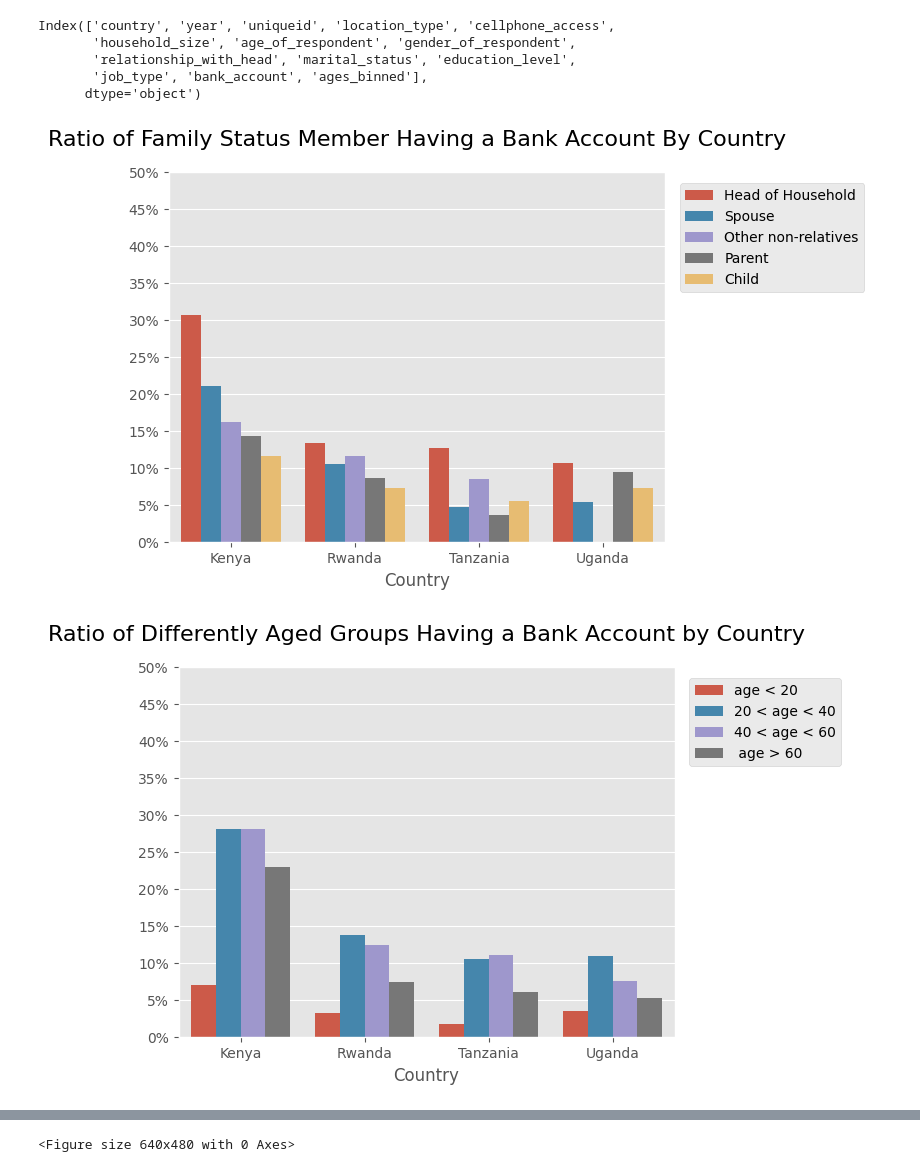
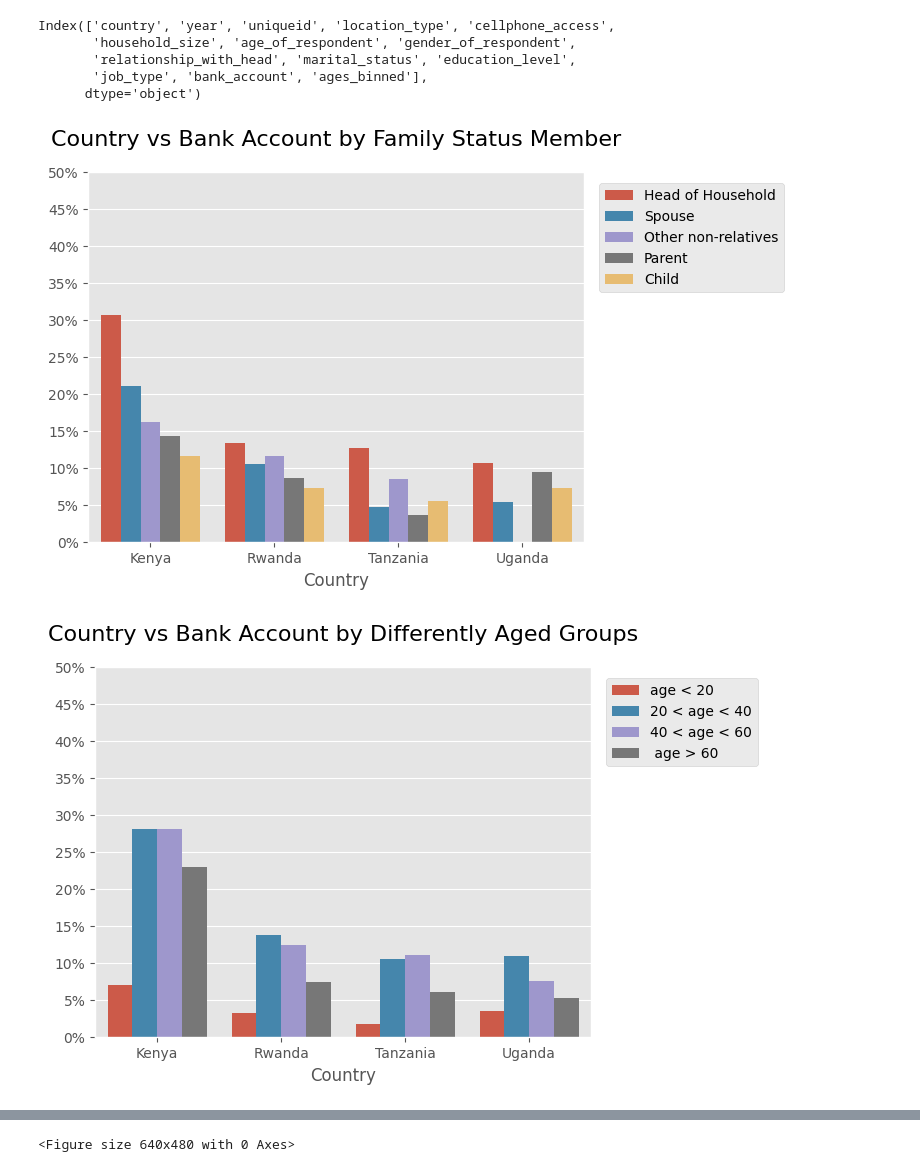
Before and after one commit to ShahiW/Financial-Inclusion-Project, a Jupyter notebook: 5_FeatureEngineering.ipynb, the cells around one changed output, grey strips where cells are left out. Saved outputs shown, nothing was run; the diff lists cells and outputs as text; code cells hidden in the pictures.

```diff
--- a/5_FeatureEngineering.ipynb
+++ b/5_FeatureEngineering.ipynb
@@ -258,23 +258,23 @@ Index(['country', 'year', 'uniqueid', 'location_type', 'cellphone_access',
 # %%
 #3
 hue = ['Head of Household', 'Spouse', 'Other non-relatives','Parent','Child']
 ax110 = sns.barplot(data=df,x='country', y = 'bank_account', hue = 'relationship_with_head',hue_order= hue, errorbar = None)
-plt.title('Ratio of Family Status Member Having a Bank Account By Country', loc = 'center', y=1.05, fontsize = 16 )
+plt.title('Country vs Bank Account by Family Status Member', loc = 'center', y=1.05, fontsize = 16 )
 plt.title
 #plt.title(hspace=0.5)
 ax110.yaxis.set_major_formatter(mtick.PercentFormatter(1.0))
 plt.xlabel('Country')
 plt.ylabel('')
 plt.yticks(np.arange(0, .55, 0.05))
 plt.legend(loc = "upper right")
 plt.legend(bbox_to_anchor=(1.03, 0.97), loc='upper left', borderaxespad=0);
 # %% [output]
-[figure, old version]
+[figure, new version]
 # %%
 #4
 
 ax130 = sns.barplot(data=df,x='country', y = 'bank_account', hue = 'ages_binned', errorbar = None)
-plt.title('Ratio of Differently Aged Groups Having a Bank Account by Country', loc = 'center', y=1.05, fontsize = 16 )
+plt.title('Country vs Bank Account by Differently Aged Groups', loc = 'center', y=1.05, fontsize = 16 )
 plt.title
 #plt.title(hspace=0.5)
 ax130.yaxis.set_major_formatter(mtick.PercentFormatter(1.0))
@@ -284,4 +284,4 @@ plt.yticks(np.arange(0, .55, 0.05))
 plt.legend(loc = "upper right")
 plt.legend(bbox_to_anchor=(1.03, 0.97), loc='upper left', borderaxespad=0);
 # %% [output]
-[figure, old version]
+[figure, new version]
```
Also changed, not shown: parts of 7 cells of this notebook, 4 other files.
